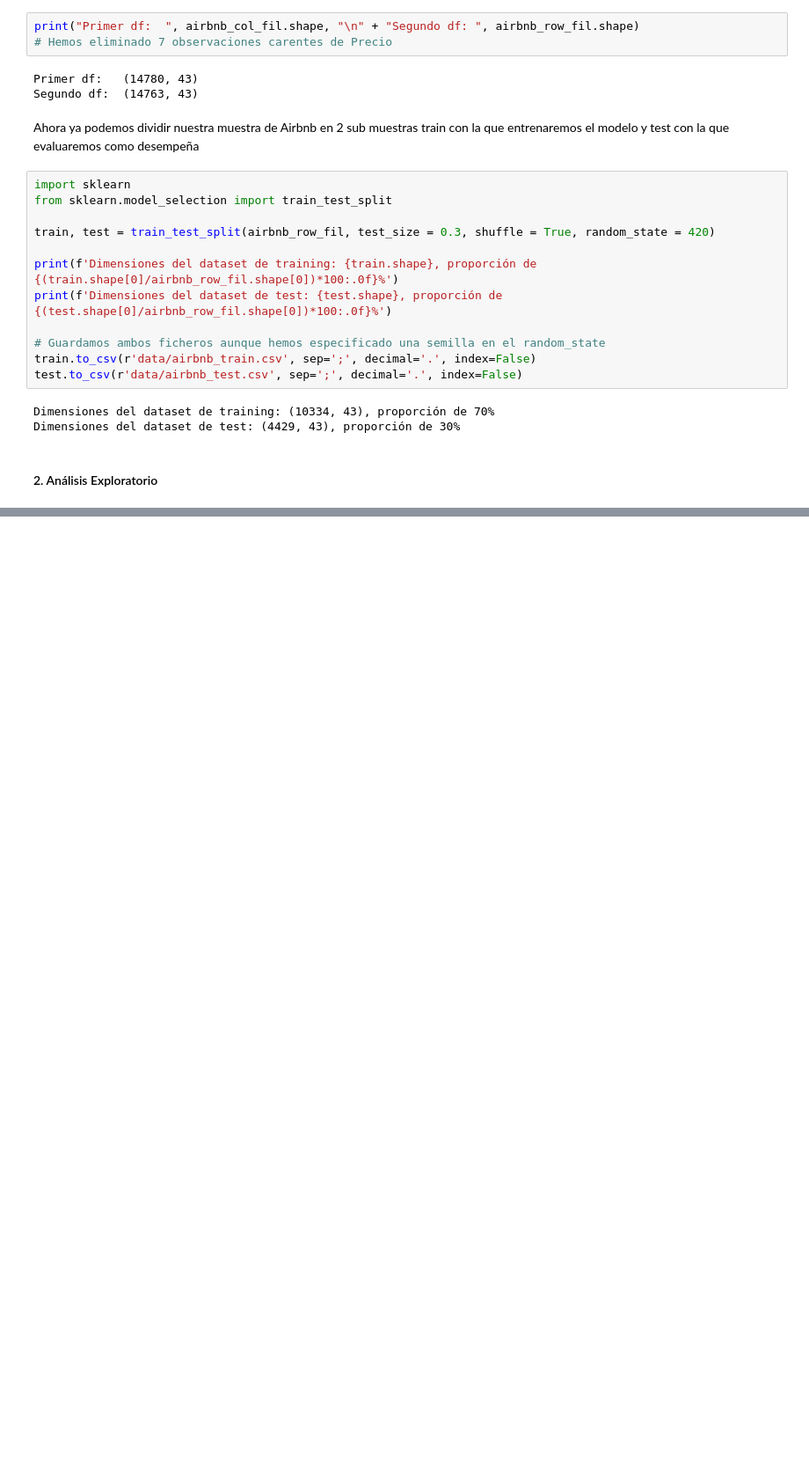
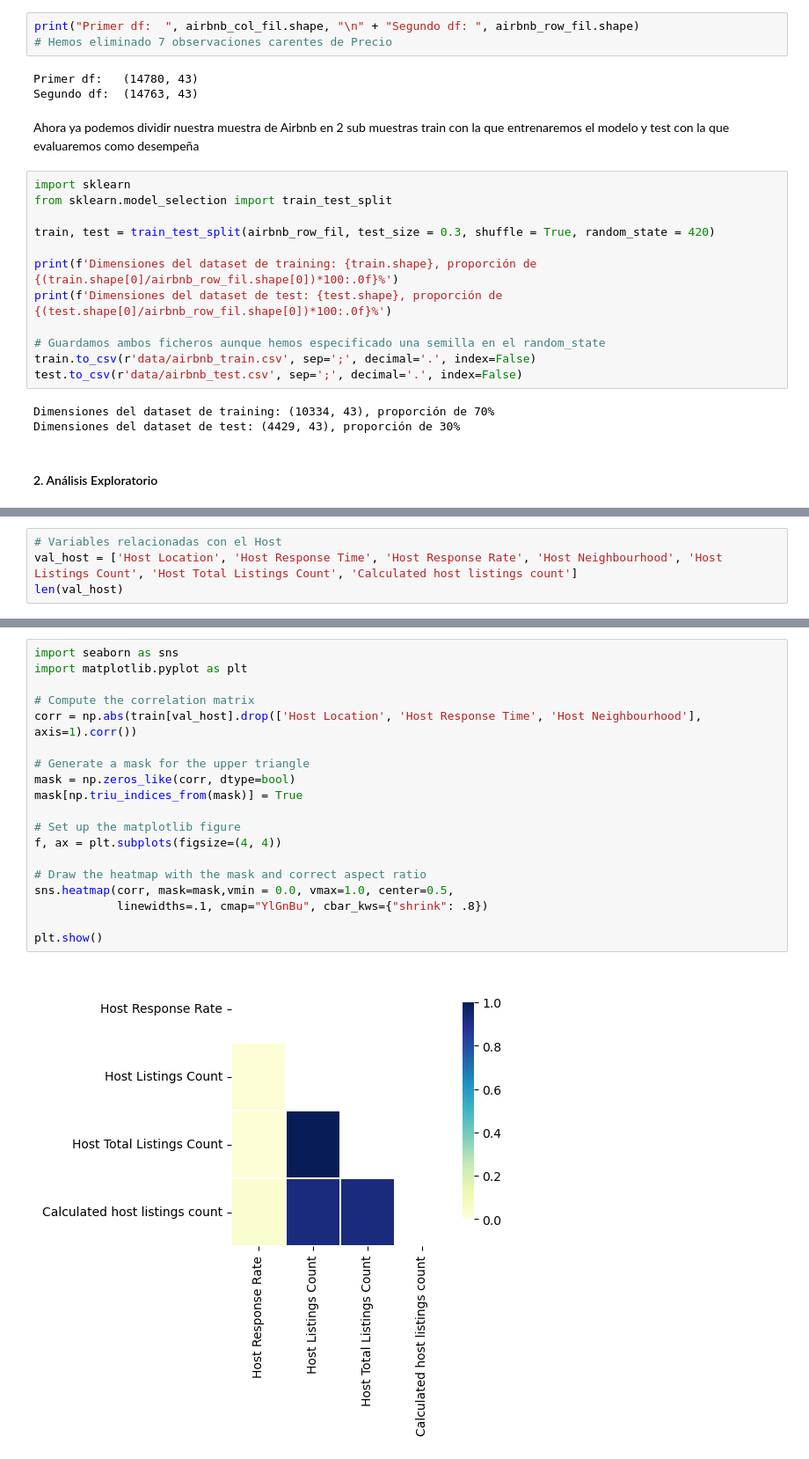
Before and after one commit to ramonlaborda/practica-ml, a Jupyter notebook: Estimacion Precio Airbnb.ipynb, the cells around one changed output, grey strips where cells are left out. Shown at 88% size. Saved outputs shown, nothing was run; the diff lists cells and outputs as text; blank space fills up the shorter version.

```diff
--- a/Estimacion Precio Airbnb.ipynb
+++ b/Estimacion Precio Airbnb.ipynb
@@ -105,0 +143,4 @@ Dimensiones del dataset de test: (4429, 43), proporción de 30%
+# %%
+# Variables relacionadas con el Host
+val_host = ['Host Location', 'Host Response Time', 'Host Response Rate', 'Host Neighbourhood', 'Host Listings Count', 'Host Total Listings Count', 'Calculated host listings count']
+len(val_host)
@@ -105,0 +244,21 @@ Dimensiones del dataset de test: (4429, 43), proporción de 30%
+# %%
+import seaborn as sns
+import matplotlib.pyplot as plt
+
+# Compute the correlation matrix
+corr = np.abs(train[val_host].drop(['Host Location', 'Host Response Time', 'Host Neighbourhood'], axis=1).corr())
+
+# Generate a mask for the upper triangle
+mask = np.zeros_like(corr, dtype=bool)
+mask[np.triu_indices_from(mask)] = True
+
+# Set up the matplotlib figure
+f, ax = plt.subplots(figsize=(4, 4))
+
+# Draw the heatmap with the mask and correct aspect ratio
+sns.heatmap(corr, mask=mask,vmin = 0.0, vmax=1.0, center=0.5,
+            linewidths=.1, cmap="YlGnBu", cbar_kws={"shrink": .8})
+
+plt.show()
+# %% [output]
+[figure, added]
```
Also changed, not shown: parts of 41 cells of this notebook, 1 other file.
